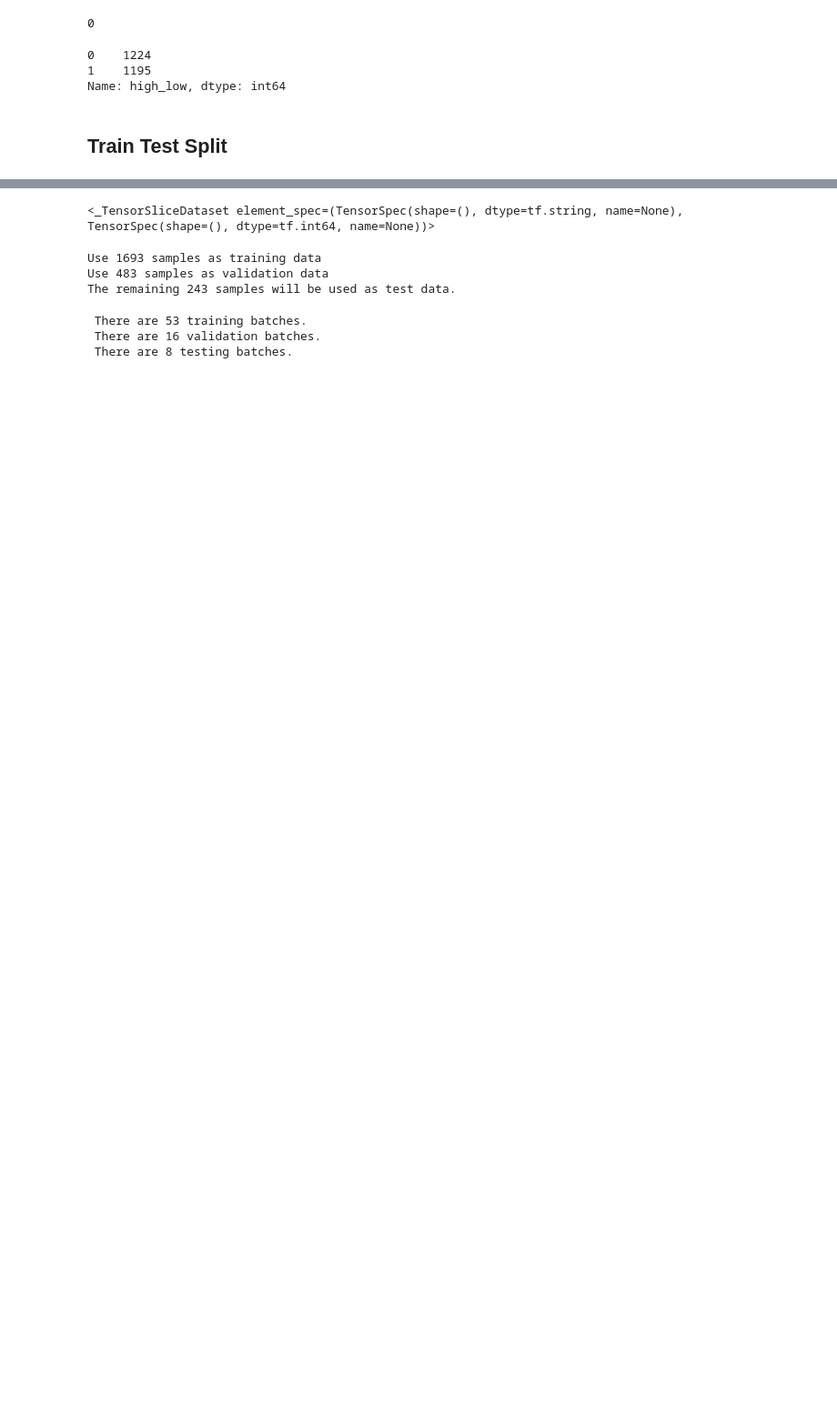
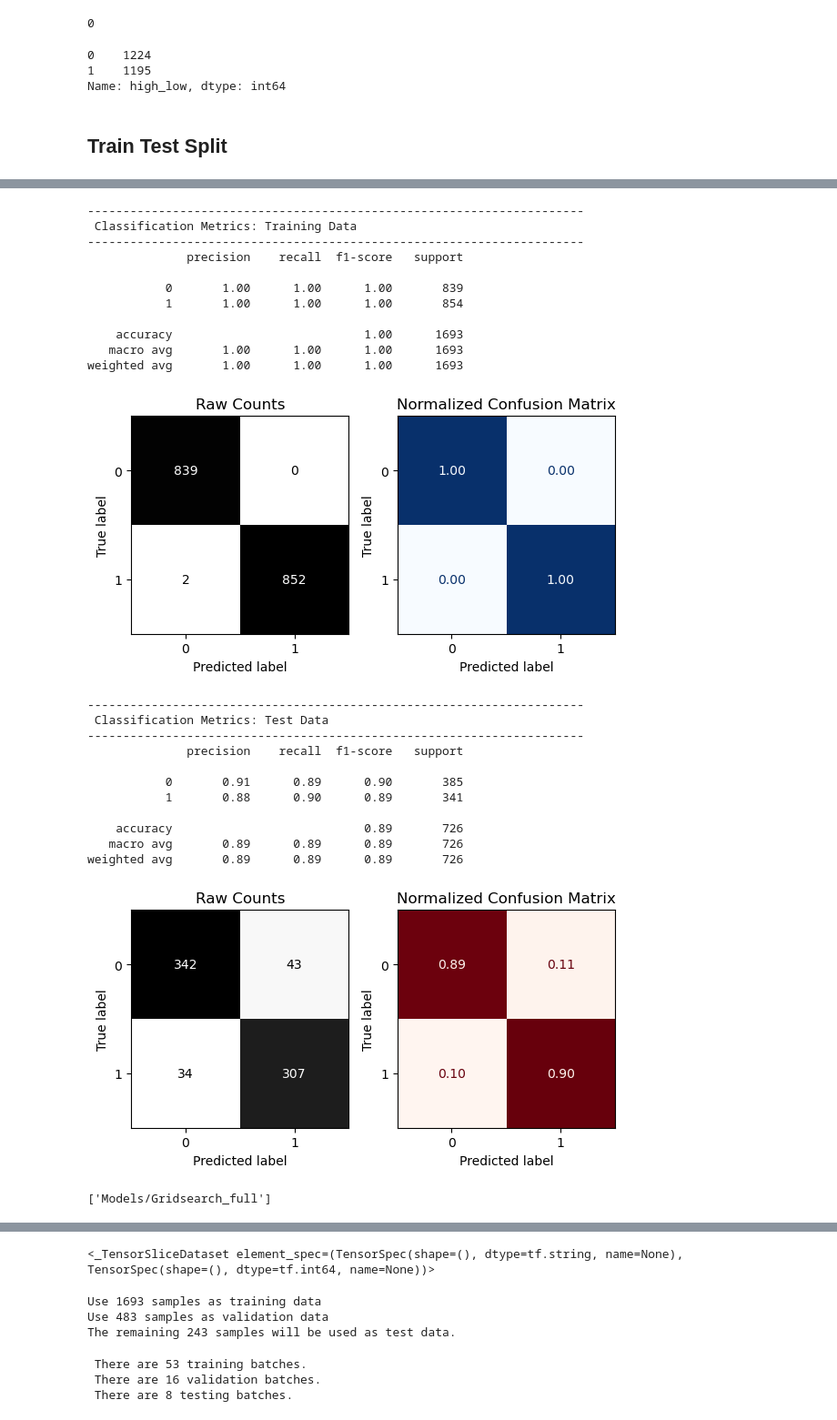
Before and after one commit to IndiaTJohnson/TMDB_Movie_Analysis, a Jupyter notebook: Part 6 - Review Classification.ipynb, the cells around one changed output, grey strips where cells are left out. Shown at 91% size. Cells and saved outputs as stored; diff of their text form; code cells hidden in the pictures; blank space fills up the shorter version.

```diff
--- a/Part 6 - Review Classification.ipynb
+++ b/Part 6 - Review Classification.ipynb
@@ -325,0 +189,5 @@ y= df_ml["high_low"]
+# %%
+import itertools
+
+paired_param_grids = list(itertools.product(vect_params_combined, model_params_combined))
+paired_param_grids[0]
@@ -325,0 +203,6 @@ y= df_ml["high_low"]
+# %%
+final_params = []
+for vector_params, model_params in  paired_param_grids:
+    combined = {**vector_params, **model_params}
+    final_params.append(combined)
+final_params[0]
@@ -325,0 +218,8 @@ y= df_ml["high_low"]
+# %%
+%%time
+# Create grid search
+grid_search = GridSearchCV(text_pipe, final_params, cv=3, scoring = 'accuracy', verbose=1, n_jobs=-1)
+
+
+# Fit the model
+grid_search.fit(X_train, y_train)
@@ -325,0 +259,35 @@ y= df_ml["high_low"]
+# %%
+# Now define the best version of the model
+best_model = grid_search.best_estimator_
+
+# Predict and Evaluate with the custom function
+fn.evaluate_classification(best_model, X_train, y_train, X_test, y_test)
+# %% [output]
+----------------------------------------------------------------------
+ Classification Metrics: Training Data
+----------------------------------------------------------------------
+              precision    recall  f1-score   support
+
+           0       1.00      1.00      1.00       839
+           1       1.00      1.00      1.00       854
+
+    accuracy                           1.00      1693
+   macro avg       1.00      1.00      1.00      1693
+weighted avg       1.00      1.00      1.00      1693
+[figure, added]
+----------------------------------------------------------------------
+ Classification Metrics: Test Data
+----------------------------------------------------------------------
+              precision    recall  f1-score   support
+
+           0       0.91      0.89      0.90       385
+           1       0.88      0.90      0.89       341
+
+    accuracy                           0.89       726
+   macro avg       0.89      0.89      0.89       726
+weighted avg       0.89      0.89      0.89       726
+[figure, added]
+# %%
+joblib.dump(grid_search, "Models/Gridsearch_full")
+# %% [output]
+['Models/Gridsearch_full']
```
Also changed, not shown: parts of 50 cells of this notebook, 3 other files.
